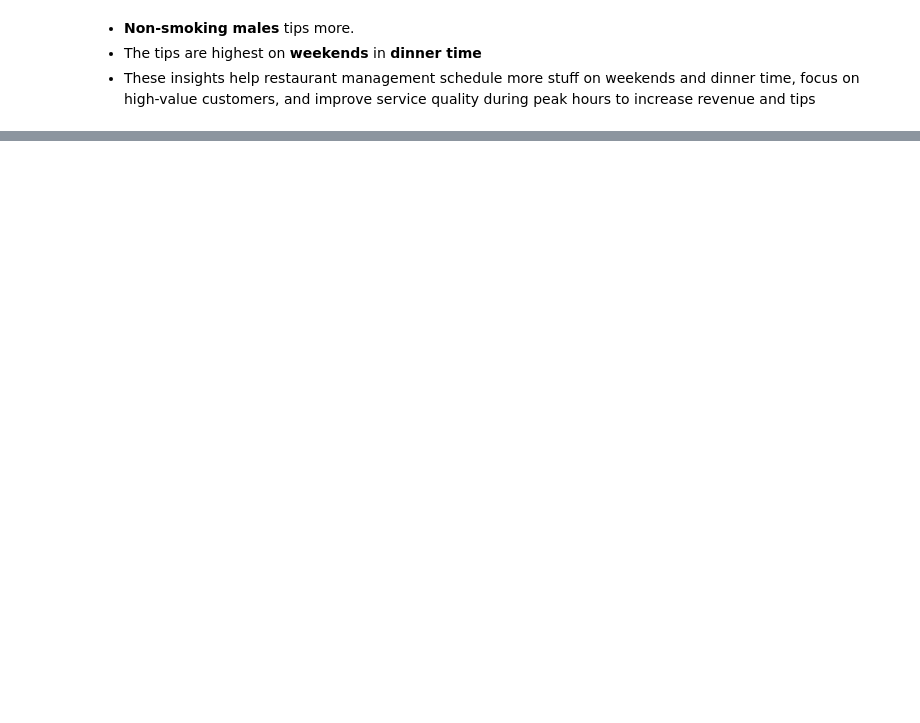
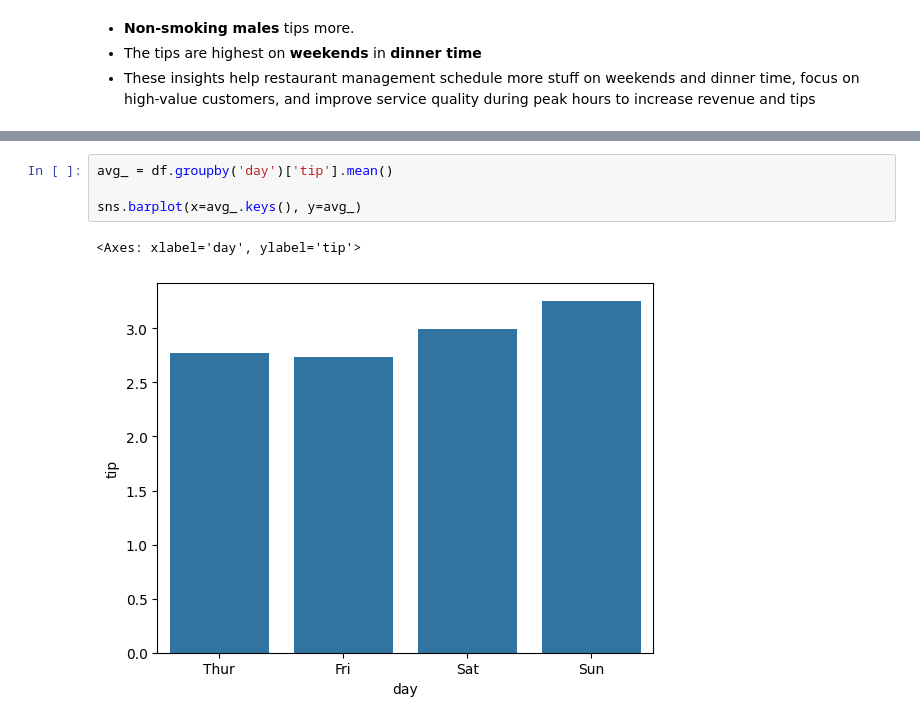
Before and after one commit to UnDeCary/KBTU, a Jupyter notebook: ml/lab3/Sachkov_Ilya.ipynb, the cells around one changed output, grey strips where cells are left out. Drawn from its saved outputs; the diff is of its cells as text; blank space fills up the shorter version.

```diff
--- a/ml/lab3/Sachkov_Ilya.ipynb
+++ b/ml/lab3/Sachkov_Ilya.ipynb
@@ -187,0 +205,7 @@ df.sort_values("tip", ascending=False).head(15)
+# %%
+avg_ = df.groupby('day')['tip'].mean()
+
+sns.barplot(x=avg_.keys(), y=avg_)
+# %% [output]
+<Axes: xlabel='day', ylabel='tip'>
+[figure, added]
```
Also changed, not shown: parts of 4 cells of this notebook, 15 other files.
